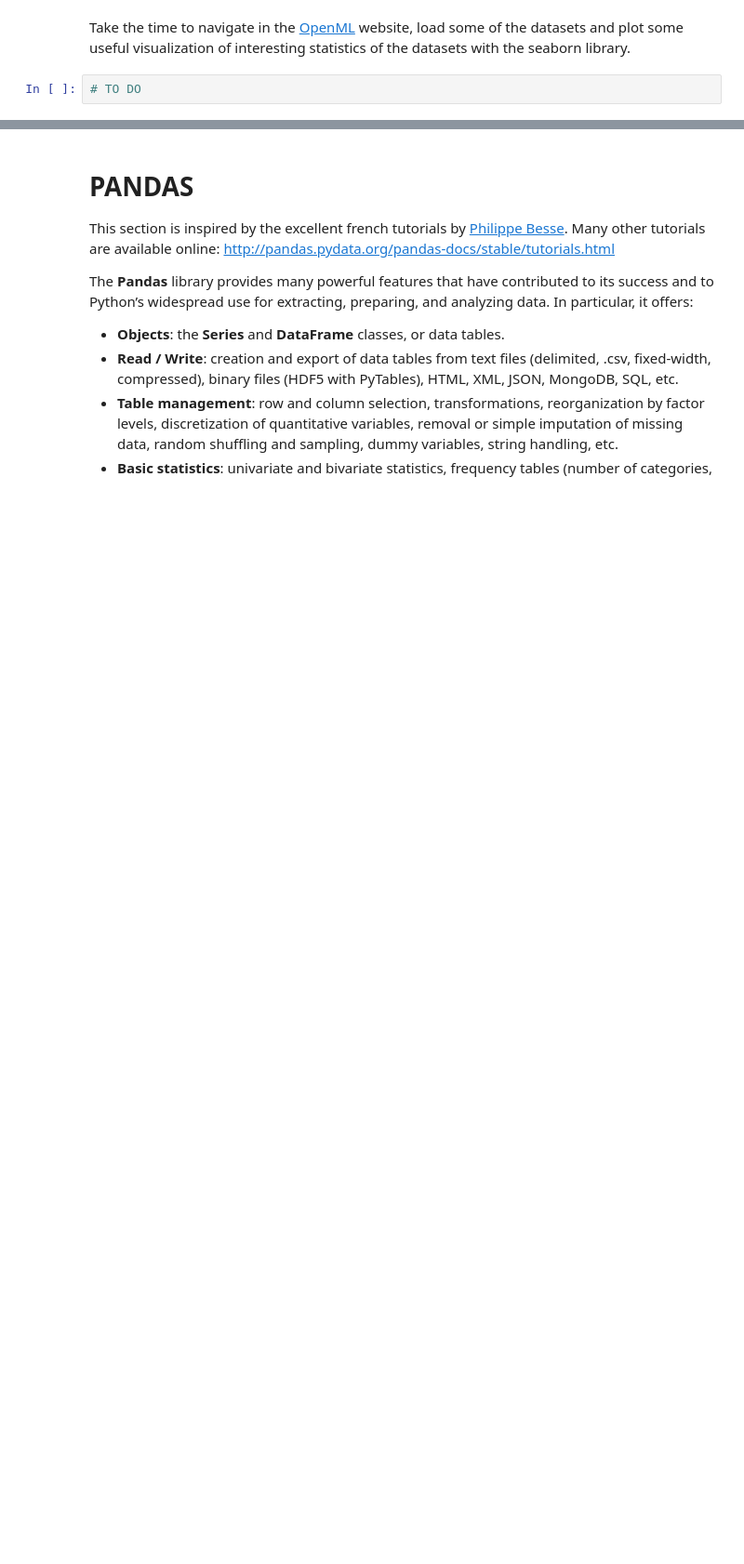
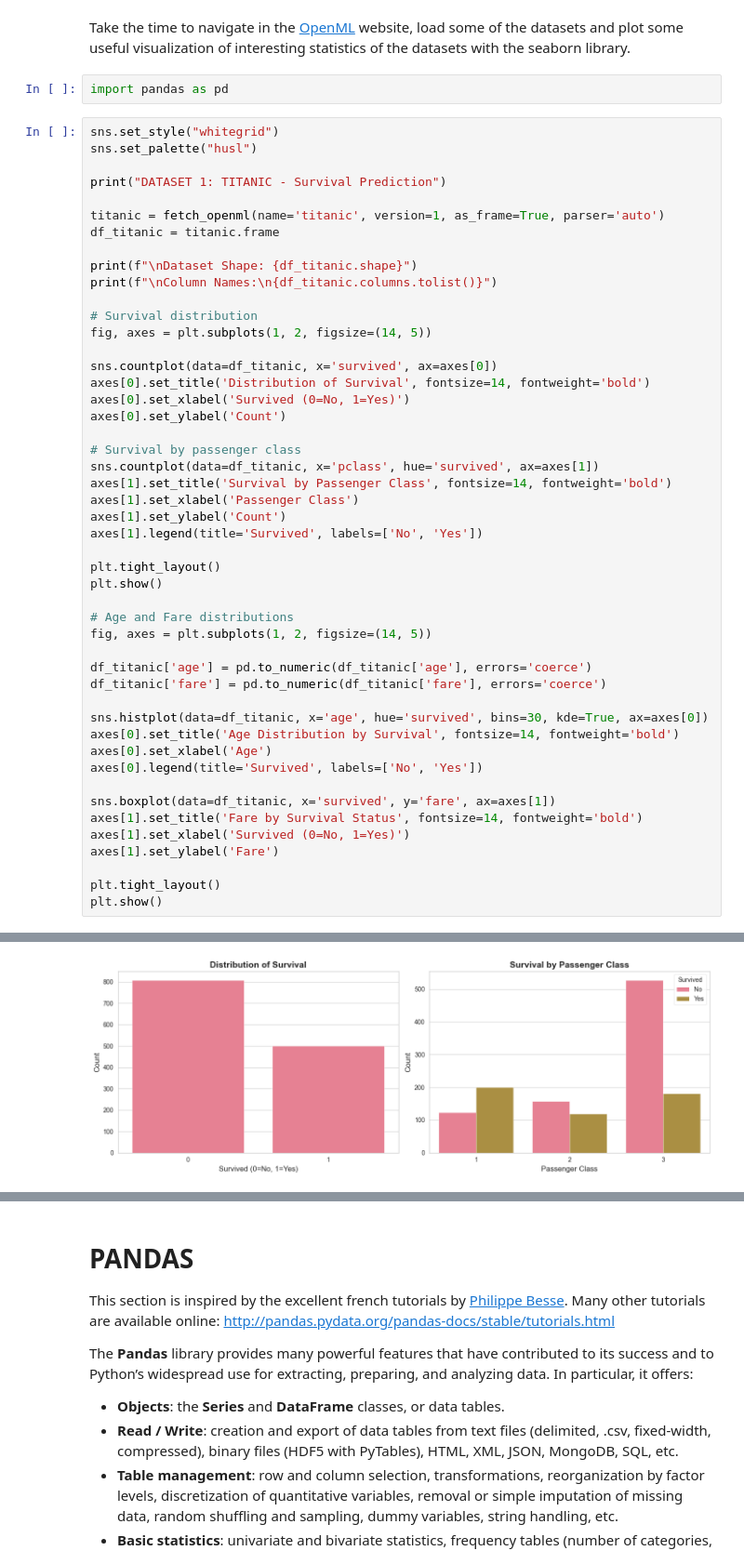
Before and after one commit to Othocs/ML_AIDAMS_LABS, a Jupyter notebook: Lab1/LAB1_Tools_BSc_AIDAMS_ML_students.ipynb, the cells around one changed output, grey strips where cells are left out. Shown at 93% size. Saved outputs shown, nothing was run; the diff lists cells and outputs as text; blank space fills up the shorter version.

```diff
--- a/Lab1/LAB1_Tools_BSc_AIDAMS_ML_students.ipynb
+++ b/Lab1/LAB1_Tools_BSc_AIDAMS_ML_students.ipynb
@@ -172,4 +434,53 @@ print(mice.DESCR)
 # %% [markdown]
 Take the time to navigate in the [OpenML](https://www.openml.org/) website, load some of the datasets and plot some useful visualization of interesting statistics of the datasets with the seaborn library.
-# %%
-# TO DO
+# %%
+import pandas as pd
+# %%
+sns.set_style("whitegrid")
+sns.set_palette("husl")
+
+print("DATASET 1: TITANIC - Survival Prediction")
+
+titanic = fetch_openml(name='titanic', version=1, as_frame=True, parser='auto')
+df_titanic = titanic.frame
+
+print(f"\nDataset Shape: {df_titanic.shape}")
+print(f"\nColumn Names:\n{df_titanic.columns.tolist()}")
+
+# Survival distribution
+fig, axes = plt.subplots(1, 2, figsize=(14, 5))
+
+sns.countplot(data=df_titanic, x='survived', ax=axes[0])
+axes[0].set_title('Distribution of Survival', fontsize=14, fontweight='bold')
+axes[0].set_xlabel('Survived (0=No, 1=Yes)')
+axes[0].set_ylabel('Count')
+
+# Survival by passenger class
+sns.countplot(data=df_titanic, x='pclass', hue='survived', ax=axes[1])
+axes[1].set_title('Survival by Passenger Class', fontsize=14, fontweight='bold')
+axes[1].set_xlabel('Passenger Class')
+axes[1].set_ylabel('Count')
+axes[1].legend(title='Survived', labels=['No', 'Yes'])
+
+plt.tight_layout()
+plt.show()
+
+# Age and Fare distributions
+fig, axes = plt.subplots(1, 2, figsize=(14, 5))
+
+df_titanic['age'] = pd.to_numeric(df_titanic['age'], errors='coerce')
+df_titanic['fare'] = pd.to_numeric(df_titanic['fare'], errors='coerce')
+
+sns.histplot(data=df_titanic, x='age', hue='survived', bins=30, kde=True, ax=axes[0])
+axes[0].set_title('Age Distribution by Survival', fontsize=14, fontweight='bold')
+axes[0].set_xlabel('Age')
+axes[0].legend(title='Survived', labels=['No', 'Yes'])
+
+sns.boxplot(data=df_titanic, x='survived', y='fare', ax=axes[1])
+axes[1].set_title('Fare by Survival Status', fontsize=14, fontweight='bold')
+axes[1].set_xlabel('Survived (0=No, 1=Yes)')
+axes[1].set_ylabel('Fare')
+
+plt.tight_layout()
+plt.show()
+# %% [output]
@@ -175,0 +493 @@ Take the time to navigate in the [OpenML](https://www.openml.org/) website, load
+[figure, added]
```
Also changed, not shown: parts of 24 cells of this notebook, 4 other files.
